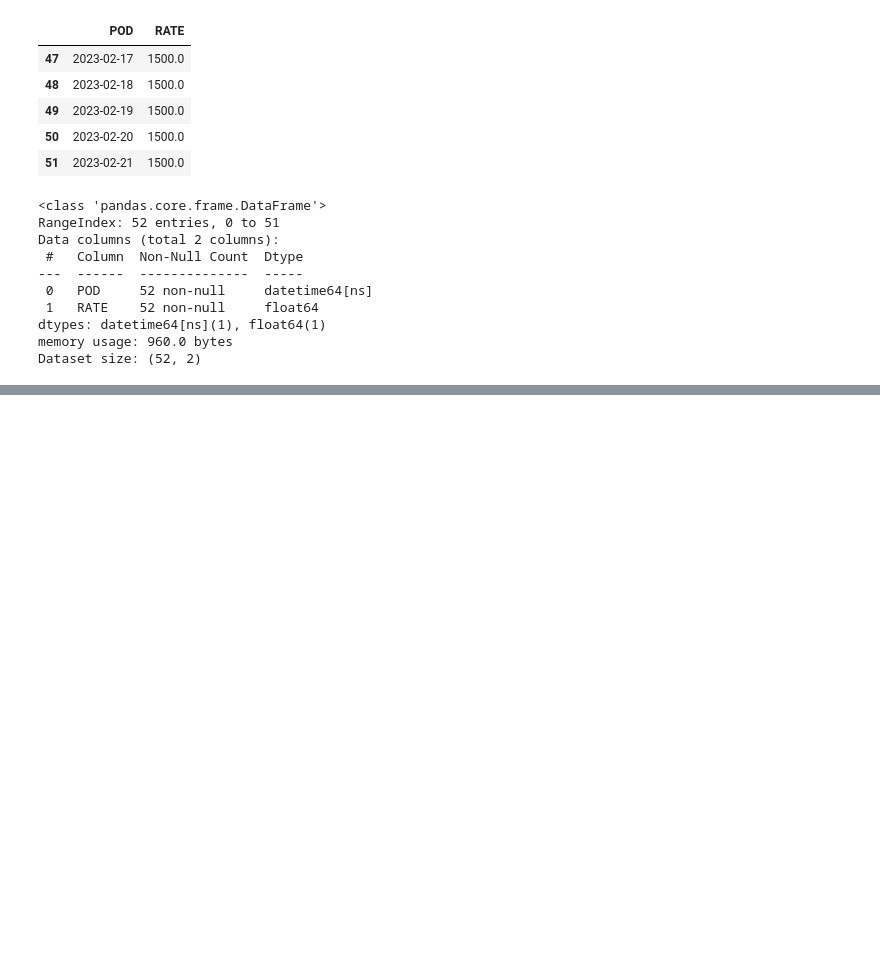
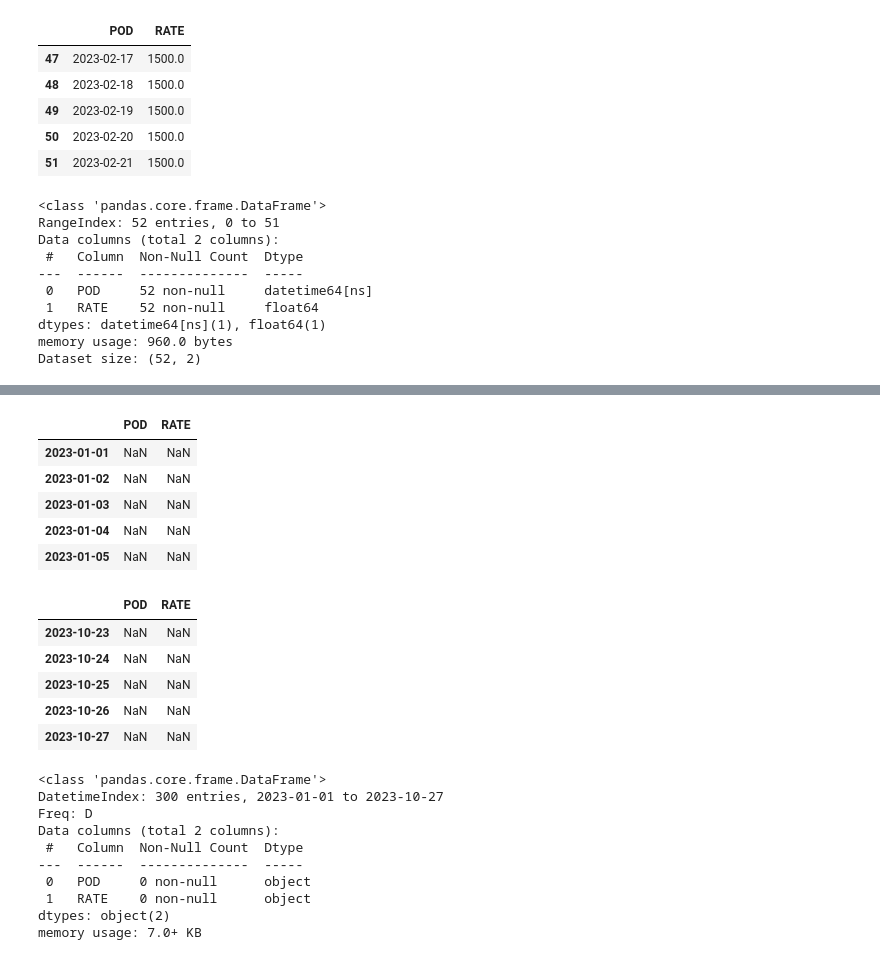
Before and after one commit to aloysiuswjw/Cost-Rate-Analysis, a Jupyter notebook: fc_main.ipynb, the cells around one changed output, grey strips where cells are left out. Drawn from its saved outputs; the diff is of its cells as text; code cells hidden in the pictures; blank space fills up the shorter version.

```diff
--- a/fc_main.ipynb
+++ b/fc_main.ipynb
@@ -96,3 +228,11 @@ Data columns (total 2 columns):
 dtypes: datetime64[ns](1), float64(1)
 memory usage: 960.0 bytes
 Dataset size: (52, 2)
+# %%
+df_before_last = df_before.iloc[-1]['POD']
+df_after_first = df_after.iloc[0]['POD']
+print(df_before_last,df_after_first)
+
+# Calculate the difference between the two dates in days
+diff_days = (df_after_first - df_before_last).days
+print(diff_days)
@@ -98,0 +242,37 @@ Dataset size: (52, 2)
+# %%
+def newDateFrame(df, n_periods):
+    # Create a data frame for the forecast for the next 24 months
+    index_of_fc = pd.date_range(start=df_before.iloc[-1]['POD'], periods = n_periods+1, freq='D')
+    newFrameName = pd.DataFrame(index=index_of_fc[1:],columns=df.columns)
+    newFrameName.iloc[1:]
+    newFrameName.shape
+
+    return newFrameName
+# %%
+cf = newDateFrame(df_before, diff_days)
+cf.head()
+cf.tail()
+cf.info()
+# %% [output]
+|  | POD | RATE |
+| 2023-01-01 | NaN | NaN |
+| 2023-01-02 | NaN | NaN |
+| 2023-01-03 | NaN | NaN |
+| 2023-01-04 | NaN | NaN |
+| 2023-01-05 | NaN | NaN |
+|  | POD | RATE |
+| 2023-10-23 | NaN | NaN |
+| 2023-10-24 | NaN | NaN |
+| 2023-10-25 | NaN | NaN |
+| 2023-10-26 | NaN | NaN |
+| 2023-10-27 | NaN | NaN |
+<class 'pandas.core.frame.DataFrame'>
+DatetimeIndex: 300 entries, 2023-01-01 to 2023-10-27
+Freq: D
+Data columns (total 2 columns):
+ #   Column  Non-Null Count  Dtype
+---  ------  --------------  -----
+ 0   POD     0 non-null      object
+ 1   RATE    0 non-null      object
+dtypes: object(2)
+memory usage: 7.0+ KB
```
Also changed, not shown: parts of 13 cells of this notebook, 1 other file.
